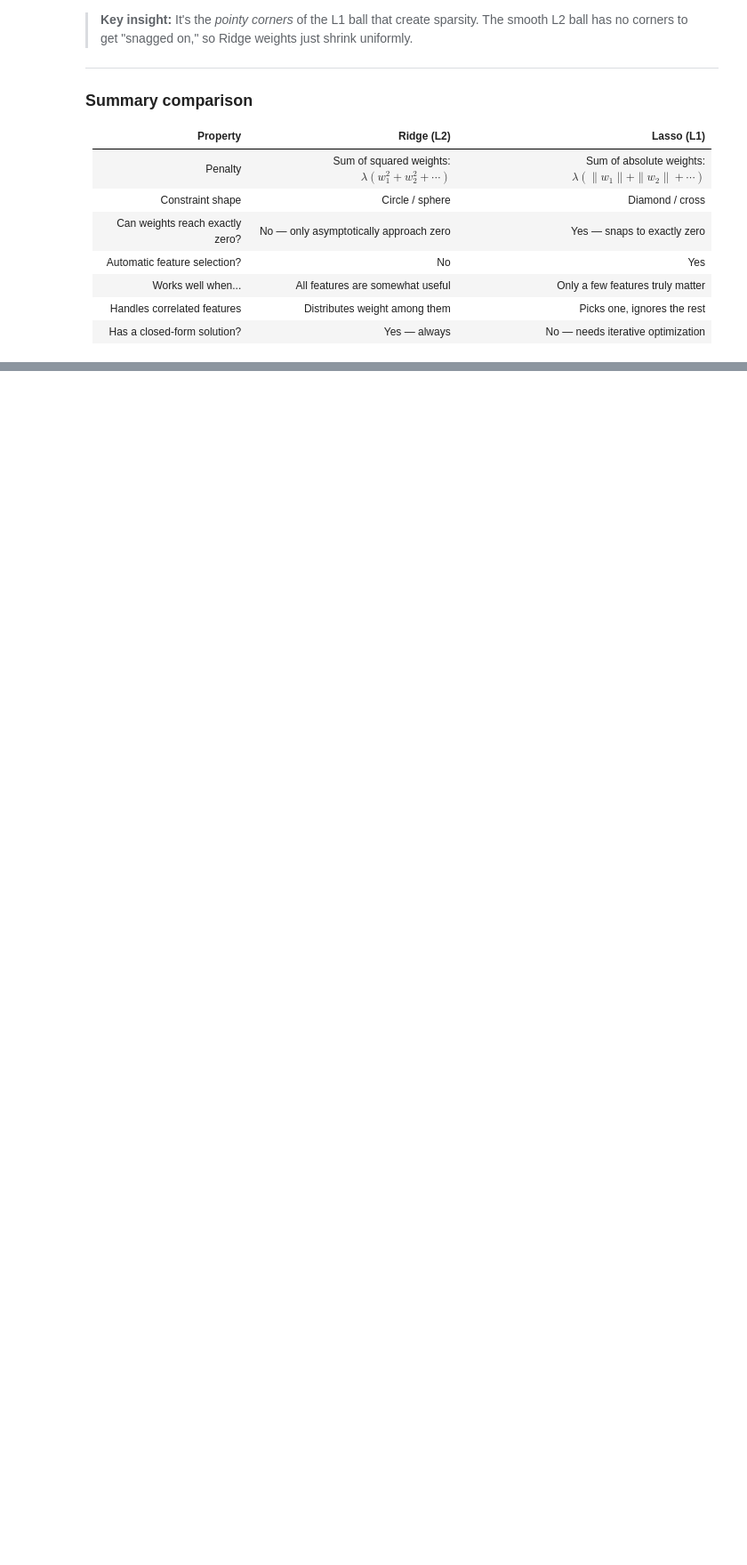
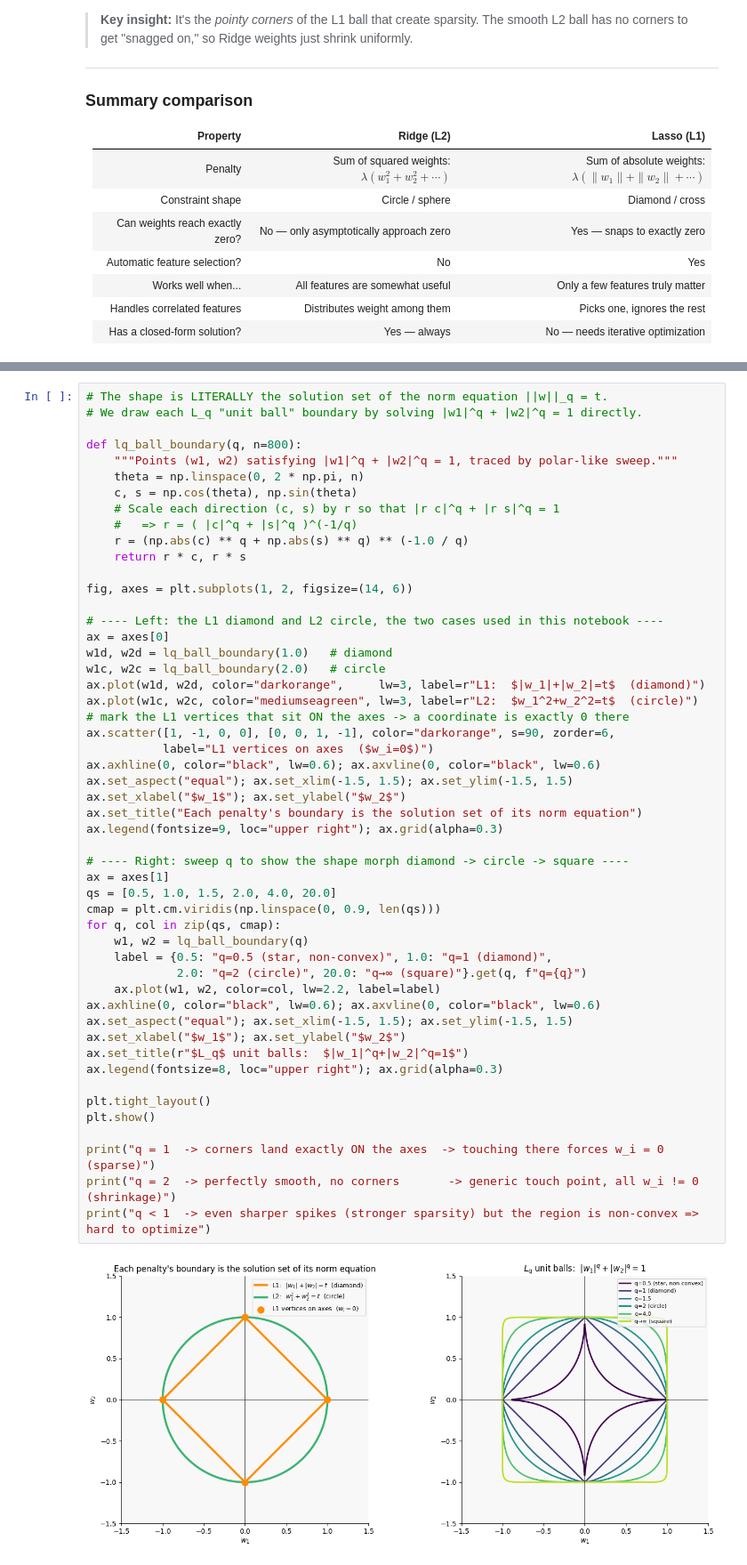
Before and after one commit to EricLin0123/ml-learn, a Jupyter notebook: regularization.ipynb, the cells around one changed output, grey strips where cells are left out. Shown at 89% size. Saved outputs shown, nothing was run; the diff lists cells and outputs as text; blank space fills up the shorter version.

```diff
--- a/regularization.ipynb
+++ b/regularization.ipynb
@@ -691,0 +790,53 @@ Imagine the OLS solution (unconstrained best weights) sits at some point in spac
+# %%
+# The shape is LITERALLY the solution set of the norm equation ||w||_q = t.
+# We draw each L_q "unit ball" boundary by solving |w1|^q + |w2|^q = 1 directly.
+
+def lq_ball_boundary(q, n=800):
+    """Points (w1, w2) satisfying |w1|^q + |w2|^q = 1, traced by polar-like sweep."""
+    theta = np.linspace(0, 2 * np.pi, n)
+    c, s = np.cos(theta), np.sin(theta)
+    # Scale each direction (c, s) by r so that |r c|^q + |r s|^q = 1
+    #   => r = ( |c|^q + |s|^q )^(-1/q)
+    r = (np.abs(c) ** q + np.abs(s) ** q) ** (-1.0 / q)
+    return r * c, r * s
+
+fig, axes = plt.subplots(1, 2, figsize=(14, 6))
+
+# ---- Left: the L1 diamond and L2 circle, the two cases used in this notebook ----
+ax = axes[0]
+w1d, w2d = lq_ball_boundary(1.0)   # diamond
+w1c, w2c = lq_ball_boundary(2.0)   # circle
+ax.plot(w1d, w2d, color="darkorange",     lw=3, label=r"L1:  $|w_1|+|w_2|=t$  (diamond)")
+ax.plot(w1c, w2c, color="mediumseagreen", lw=3, label=r"L2:  $w_1^2+w_2^2=t$  (circle)")
+# mark the L1 vertices that sit ON the axes -> a coordinate is exactly 0 there
+ax.scatter([1, -1, 0, 0], [0, 0, 1, -1], color="darkorange", s=90, zorder=6,
+           label="L1 vertices on axes  ($w_i=0$)")
+ax.axhline(0, color="black", lw=0.6); ax.axvline(0, color="black", lw=0.6)
+ax.set_aspect("equal"); ax.set_xlim(-1.5, 1.5); ax.set_ylim(-1.5, 1.5)
+ax.set_xlabel("$w_1$"); ax.set_ylabel("$w_2$")
+ax.set_title("Each penalty's boundary is the solution set of its norm equation")
+ax.legend(fontsize=9, loc="upper right"); ax.grid(alpha=0.3)
+
+# ---- Right: sweep q to show the shape morph diamond -> circle -> square ----
+ax = axes[1]
+qs = [0.5, 1.0, 1.5, 2.0, 4.0, 20.0]
+cmap = plt.cm.viridis(np.linspace(0, 0.9, len(qs)))
+for q, col in zip(qs, cmap):
+    w1, w2 = lq_ball_boundary(q)
+    label = {0.5: "q=0.5 (star, non-convex)", 1.0: "q=1 (diamond)",
+             2.0: "q=2 (circle)", 20.0: "q→∞ (square)"}.get(q, f"q={q}")
+    ax.plot(w1, w2, color=col, lw=2.2, label=label)
+ax.axhline(0, color="black", lw=0.6); ax.axvline(0, color="black", lw=0.6)
+ax.set_aspect("equal"); ax.set_xlim(-1.5, 1.5); ax.set_ylim(-1.5, 1.5)
+ax.set_xlabel("$w_1$"); ax.set_ylabel("$w_2$")
+ax.set_title(r"$L_q$ unit balls:  $|w_1|^q+|w_2|^q=1$")
+ax.legend(fontsize=8, loc="upper right"); ax.grid(alpha=0.3)
+
+plt.tight_layout()
+plt.show()
+
+print("q = 1  -> corners land exactly ON the axes  -> touching there forces w_i = 0 (sparse)")
+print("q = 2  -> perfectly smooth, no corners       -> generic touch point, all w_i != 0 (shrinkage)")
+print("q < 1  -> even sharper spikes (stronger sparsity) but the region is non-convex => hard to optimize")
+# %% [output]
+[figure, added]
```
Also changed, not shown: parts of 2 cells of this notebook, 5 other files.
